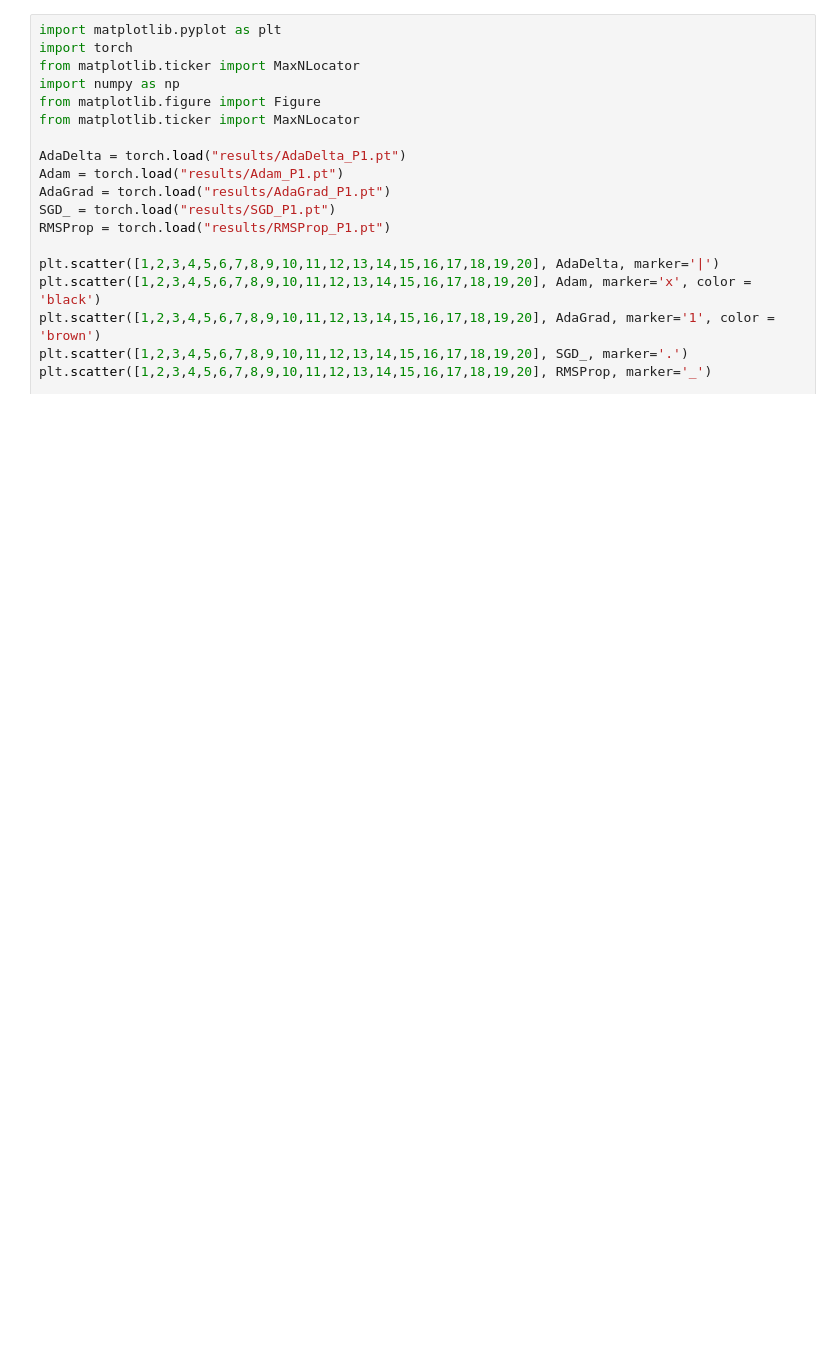
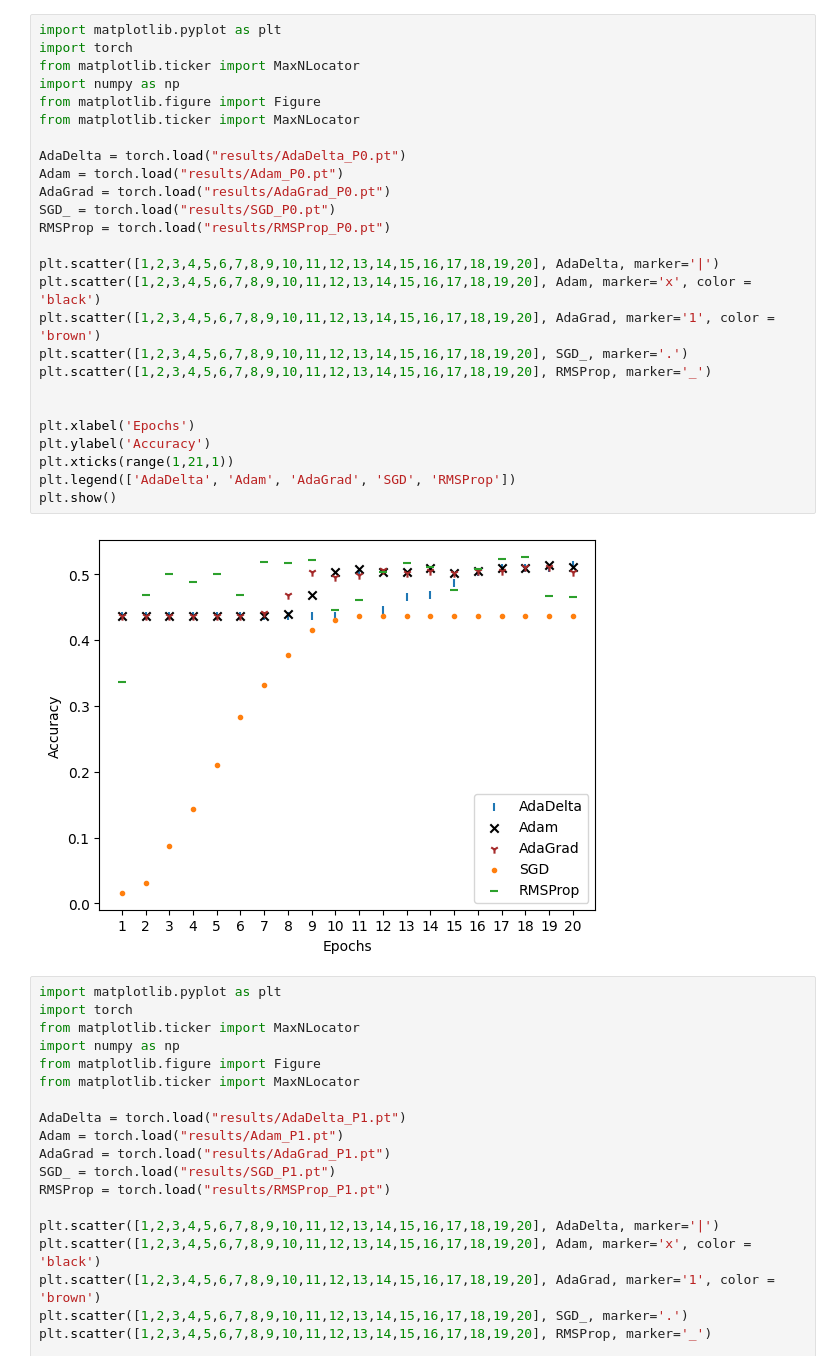
Before and after one commit to mina-tang/Opti_ML_Project, a Jupyter notebook: generate_graph.ipynb, the cells around one changed output. Saved outputs shown, nothing was run; the diff lists cells and outputs as text; blank space fills up the shorter version.

Commit message:
graphs

```diff
--- a/generate_graph.ipynb
+++ b/generate_graph.ipynb
@@ -1,3 +1,31 @@
+# %%
+import matplotlib.pyplot as plt
+import torch
+from matplotlib.ticker import MaxNLocator
+import numpy as np
+from matplotlib.figure import Figure
+from matplotlib.ticker import MaxNLocator
+
+AdaDelta = torch.load("results/AdaDelta_P0.pt")
+Adam = torch.load("results/Adam_P0.pt")
+AdaGrad = torch.load("results/AdaGrad_P0.pt")
+SGD_ = torch.load("results/SGD_P0.pt")
+RMSProp = torch.load("results/RMSProp_P0.pt")
+
+plt.scatter([1,2,3,4,5,6,7,8,9,10,11,12,13,14,15,16,17,18,19,20], AdaDelta, marker='|')
+plt.scatter([1,2,3,4,5,6,7,8,9,10,11,12,13,14,15,16,17,18,19,20], Adam, marker='x', color = 'black')
+plt.scatter([1,2,3,4,5,6,7,8,9,10,11,12,13,14,15,16,17,18,19,20], AdaGrad, marker='1', color = 'brown')
+plt.scatter([1,2,3,4,5,6,7,8,9,10,11,12,13,14,15,16,17,18,19,20], SGD_, marker='.')
+plt.scatter([1,2,3,4,5,6,7,8,9,10,11,12,13,14,15,16,17,18,19,20], RMSProp, marker='_')
+
+
+plt.xlabel('Epochs')
+plt.ylabel('Accuracy')
+plt.xticks(range(1,21,1))
+plt.legend(['AdaDelta', 'Adam', 'AdaGrad', 'SGD', 'RMSProp'])
+plt.show()
+# %% [output]
+[figure, added]
 # %%
 import matplotlib.pyplot as plt
 import torch
```
Also changed, not shown: parts of 1 cell of this notebook.
